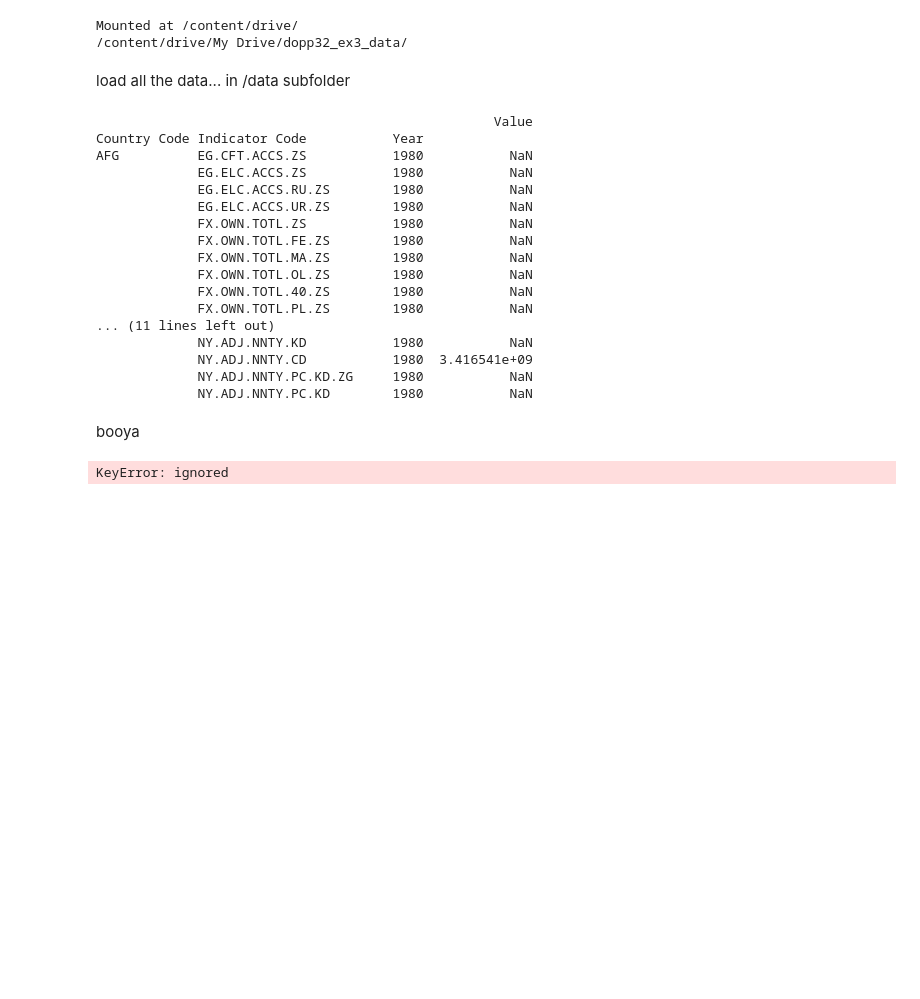
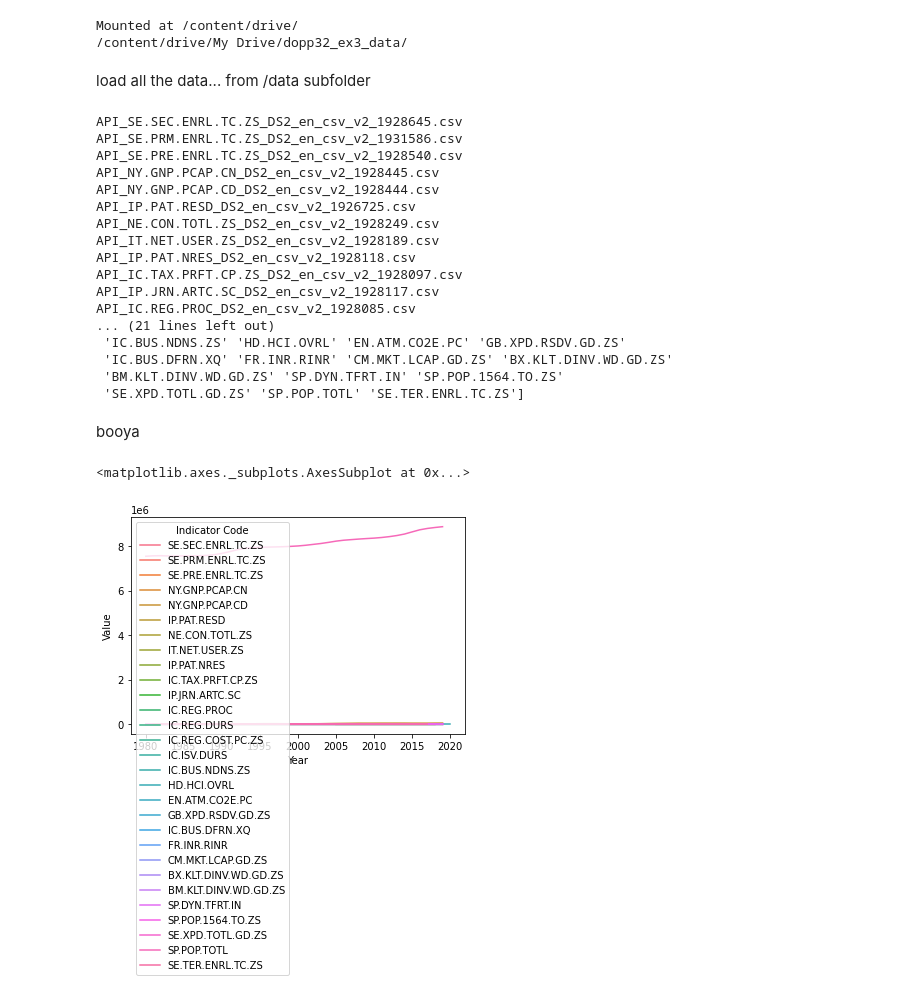
Before and after one commit to thornwishstalon/psychic-spoon, a Jupyter notebook: dopp32_ex3.ipynb, the cells around one changed output. Drawn from its saved outputs; the diff is of its cells as text; code cells hidden in the pictures; blank space fills up the shorter version.

```diff
--- a/dopp32_ex3.ipynb
+++ b/dopp32_ex3.ipynb
@@ -79,14 +89,10 @@ def load_WDI_Partials():
 
     if filename.endswith(".csv"):
       print(filename)
-      print(data_prefix + sub_folder + filename)
-      #dtype=create_year_dict(range(1960, 2020), np.float," [YR{}]")
-      use_cols, name_cols, d_types = get_name_replacements(['Country Name', 'Country Code', 'Series Name','Series Code'])
-      print(d_types)
-      print(name_cols)
-      #dtype=d_types
-      df = pd.read_csv(data_prefix + sub_folder + filename, na_values=['..'])
-      df.columns = name_cols
+      # print(data_prefix + sub_folder + filename)
+
+      df = pd.read_csv(data_prefix + sub_folder + filename, header=2,skip_blank_lines=True,)
+      #df.columns = name_cols
       dfs.append(df)
 
   return pd.concat(dfs)
@@ -124,9 +130,7 @@ def turn_wide_into_long(wdi_data, id_vars, index ):
                    value_vars=get_year_columns(), var_name="Year",
           value_name="Value")
   wdi_data[["Value", "Year"]] = wdi_data[["Value", "Year"]].apply(pd.to_numeric)
-
-  wdi_data.set_index(index,inplace=True)
-
+  #wdi_data.set_index(index,inplace=True)
 
   return wdi_data
 
@@ -136,43 +140,39 @@ def turn_wide_into_long(wdi_data, id_vars, index ):
 #HELPER   ###################################
 #END      ###################################
 # %% [markdown]
-load all the data... in /data subfolder
+load all the data... from /data subfolder
 # %%
-# for partials
-#wdi_data =  load_WDI_Partials()
-wdi_data =  load_WDI()
-
-#for partials use different keys
-#wdi_data = turn_wide_into_long(wdi_data,['Country Code','Series Code'],['Country Code','Series Code','Year'])
+# load all csv files from /data subfolder
+wdi_data = load_WDI_Partials()
 
 wdi_data = turn_wide_into_long(wdi_data,['Country Code','Indicator Code'],['Country Code','Indicator Code','Year'])
-
-print(wdi_data.head(25))
+#print(wdi_data_partial.head(25))
+print(wdi_data['Indicator Code'].unique())
 # %% [output]
-                                                   Value
-Country Code Indicator Code           Year
-AFG          EG.CFT.ACCS.ZS           1980           NaN
-             EG.ELC.ACCS.ZS           1980           NaN
-             EG.ELC.ACCS.RU.ZS        1980           NaN
-             EG.ELC.ACCS.UR.ZS        1980           NaN
-             FX.OWN.TOTL.ZS           1980           NaN
-             FX.OWN.TOTL.FE.ZS        1980           NaN
-             FX.OWN.TOTL.MA.ZS        1980           NaN
-             FX.OWN.TOTL.OL.ZS        1980           NaN
-             FX.OWN.TOTL.40.ZS        1980           NaN
-             FX.OWN.TOTL.PL.ZS        1980           NaN
-... (11 lines left out)
-             NY.ADJ.NNTY.KD           1980           NaN
-             NY.ADJ.NNTY.CD           1980  3.416541e+09
-             NY.ADJ.NNTY.PC.KD.ZG     1980           NaN
-             NY.ADJ.NNTY.PC.KD        1980           NaN
+API_SE.SEC.ENRL.TC.ZS_DS2_en_csv_v2_1928645.csv
+API_SE.PRM.ENRL.TC.ZS_DS2_en_csv_v2_1931586.csv
+API_SE.PRE.ENRL.TC.ZS_DS2_en_csv_v2_1928540.csv
+API_NY.GNP.PCAP.CN_DS2_en_csv_v2_1928445.csv
+API_NY.GNP.PCAP.CD_DS2_en_csv_v2_1928444.csv
+API_IP.PAT.RESD_DS2_en_csv_v2_1926725.csv
+API_NE.CON.TOTL.ZS_DS2_en_csv_v2_1928249.csv
+API_IT.NET.USER.ZS_DS2_en_csv_v2_1928189.csv
+API_IP.PAT.NRES_DS2_en_csv_v2_1928118.csv
+API_IC.TAX.PRFT.CP.ZS_DS2_en_csv_v2_1928097.csv
+API_IP.JRN.ARTC.SC_DS2_en_csv_v2_1928117.csv
+API_IC.REG.PROC_DS2_en_csv_v2_1928085.csv
+... (21 lines left out)
+ 'IC.BUS.NDNS.ZS' 'HD.HCI.OVRL' 'EN.ATM.CO2E.PC' 'GB.XPD.RSDV.GD.ZS'
+ 'IC.BUS.DFRN.XQ' 'FR.INR.RINR' 'CM.MKT.LCAP.GD.ZS' 'BX.KLT.DINV.WD.GD.ZS'
+ 'BM.KLT.DINV.WD.GD.ZS' 'SP.DYN.TFRT.IN' 'SP.POP.1564.TO.ZS'
+ 'SE.XPD.TOTL.GD.ZS' 'SP.POP.TOTL' 'SE.TER.ENRL.TC.ZS']
 # %% [markdown]
 booya
 # %%
 # get Scientific and technical journal articles data
-tmp = wdi_data.loc[wdi_data['Indicator Code'] == 'IP.JRN.ARTC.SC']
-sns.lineplot(x="Year", y="Value",
-             hue="Country Code",
-             data=tmp)
+tmp = wdi_data.loc[wdi_data['Country Code'] == 'AUT']
+
+sns.lineplot(x="Year", y="Value",hue="Indicator Code",data=tmp)
 # %% [output]
-KeyError: ignored
+<matplotlib.axes._subplots.AxesSubplot at 0x...>
+[figure, added]
```
Also changed, not shown: parts of 2 cells of this notebook.
